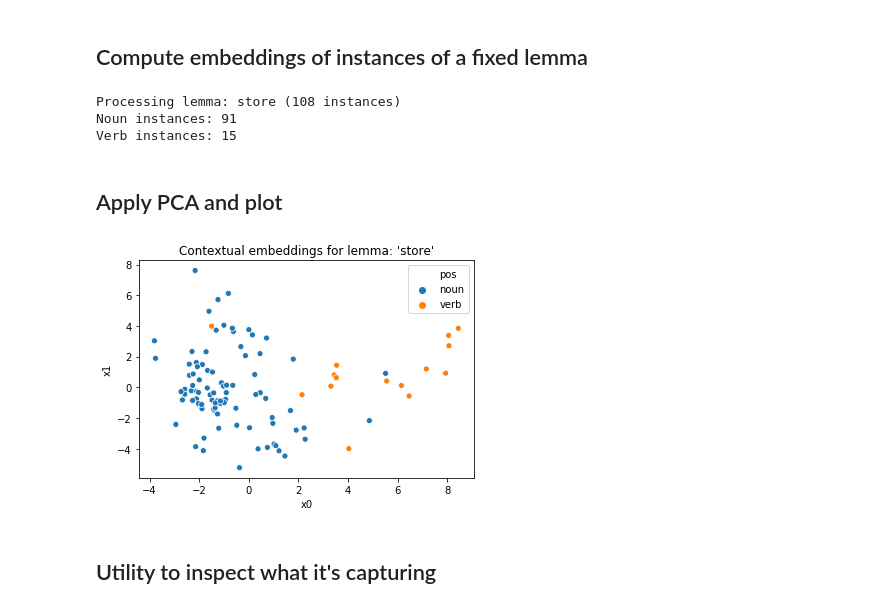
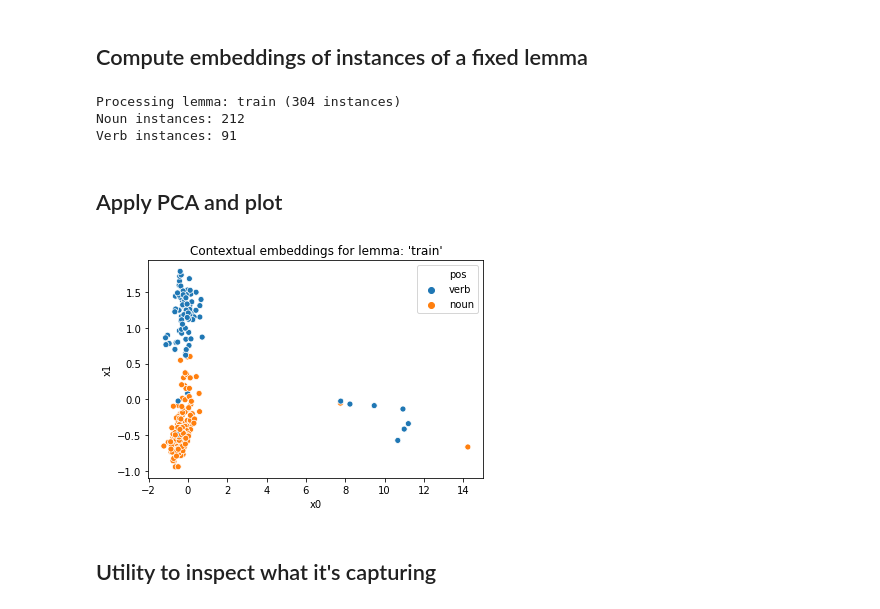
Before and after one commit to SPOClab-ca/word-class-flexibility, a Jupyter notebook: notebooks/ELMoPlusBERT.ipynb, the cells around one changed output. Cells and saved outputs as stored; diff of their text form; code cells hidden in the pictures.

```diff
--- a/notebooks/ELMoPlusBERT.ipynb
+++ b/notebooks/ELMoPlusBERT.ipynb
@@ -25,10 +25,10 @@ import src.semantic_embedding
 # %%
-UD_PATH = '../data/ud_all/ud-treebanks-v2.5/'
-ud_files = src.corpus.group_treebanks_by_language(UD_PATH)
-corpus = src.corpus.POSCorpus.create_from_ud(data_file_list=ud_files['English'])
+#UD_PATH = '../data/ud_all/ud-treebanks-v2.5/'
+#ud_files = src.corpus.group_treebanks_by_language(UD_PATH)
+#corpus = src.corpus.POSCorpus.create_from_ud(data_file_list=ud_files['English'])
 
-#BNC_FILE = "../data/bnc/bnc.pkl"
-#corpus = src.corpus.POSCorpus.create_from_bnc_pickled(data_file_path=BNC_FILE)
+BNC_FILE = "../data/bnc/bnc.pkl"
+corpus = src.corpus.POSCorpus.create_from_bnc_pickled(data_file_path=BNC_FILE)
 # %% [markdown]
 ## Compute embeddings on random part of the corpus
 # %%
@@ -46,14 +46,14 @@ embedder.init_bert(model_name='bert-base-multilingual-cased', layer=12)
 # %% [markdown]
 ## Compute embeddings of instances of a fixed lemma
 # %%
-FIXED_LEMMA = "store"
-noun_embeddings, verb_embeddings = embedder.get_bert_embeddings_for_lemma(FIXED_LEMMA)
+FIXED_LEMMA = "train"
+noun_embeddings, verb_embeddings, noun_indices, verb_indices = embedder.get_bert_embeddings_for_lemma(FIXED_LEMMA)
 print("Noun instances:", noun_embeddings.shape[0])
 print("Verb instances:", verb_embeddings.shape[0])
 # %% [output]
-Processing lemma: store (108 instances)
-Noun instances: 91
-Verb instances: 15
+Processing lemma: train (304 instances)
+Noun instances: 212
+Verb instances: 91
 # %% [markdown]
 ## Apply PCA and plot
 # %%
@@ -61,11 +61,12 @@ pca = sklearn.decomposition.PCA(n_components=2)
 all_embeddings = pca.fit_transform(np.vstack([noun_embeddings, verb_embeddings]))
 all_embeddings_df = pd.DataFrame({'x0': all_embeddings[:,0], 'x1': all_embeddings[:,1]})
 all_embeddings_df['pos'] = ['noun'] * len(noun_embeddings) + ['verb'] * len(verb_embeddings)
+all_embeddings_df['sentence_ix'] = noun_indices + verb_indices
 # %%
-plot = sns.scatterplot(data=all_embeddings_df, x='x0', y='x1', hue='pos')
+plot = sns.scatterplot(data=all_embeddings_df.sample(frac=1), x='x0', y='x1', hue='pos')
 plot.set(title="Contextual embeddings for lemma: '%s'" % FIXED_LEMMA)
 plt.show()
 # %% [output]
-[figure, old version]
+[figure, new version]
 # %% [markdown]
 ## Utility to inspect what it's capturing
```
Also changed, not shown: parts of 13 cells of this notebook, 2 other files.
